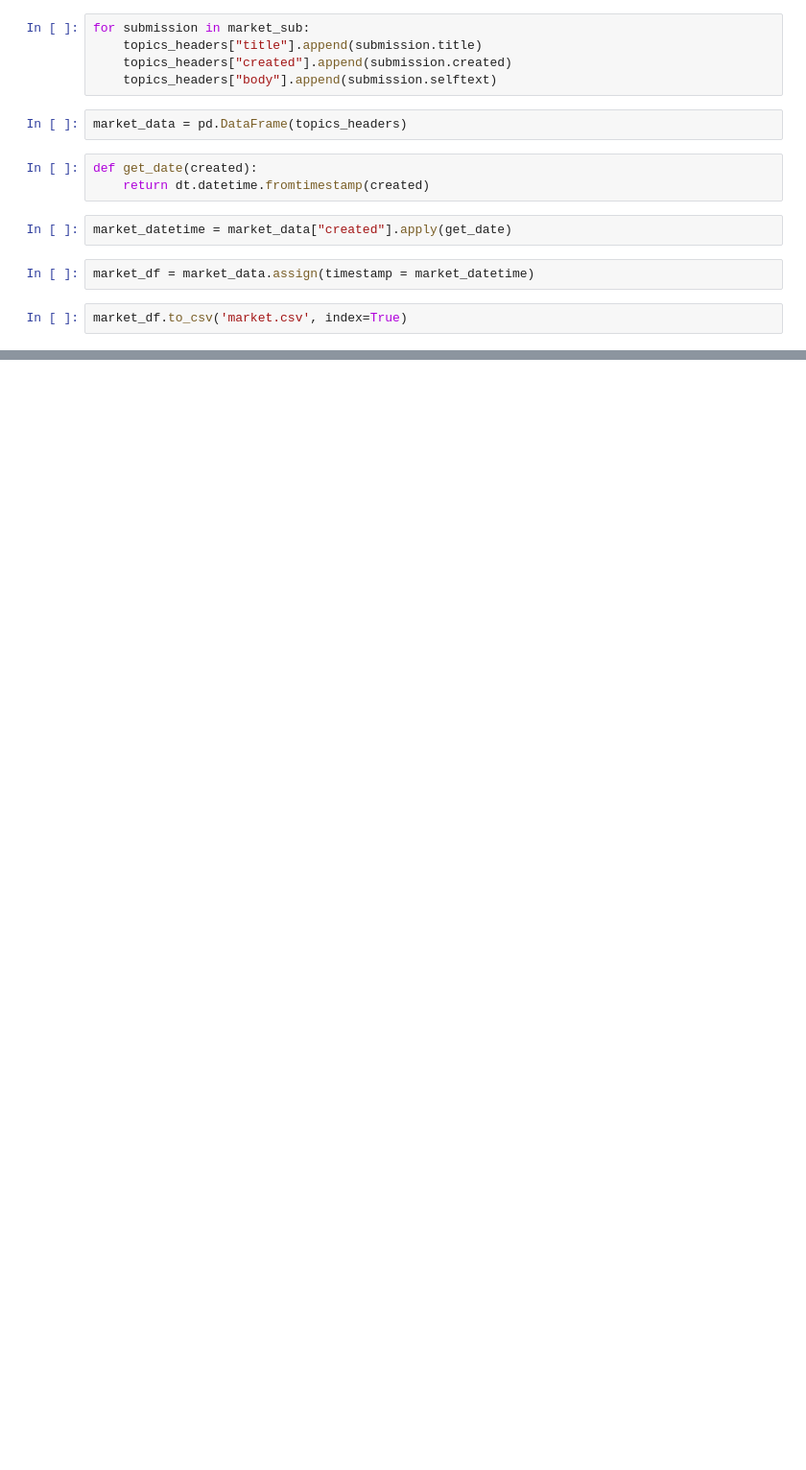
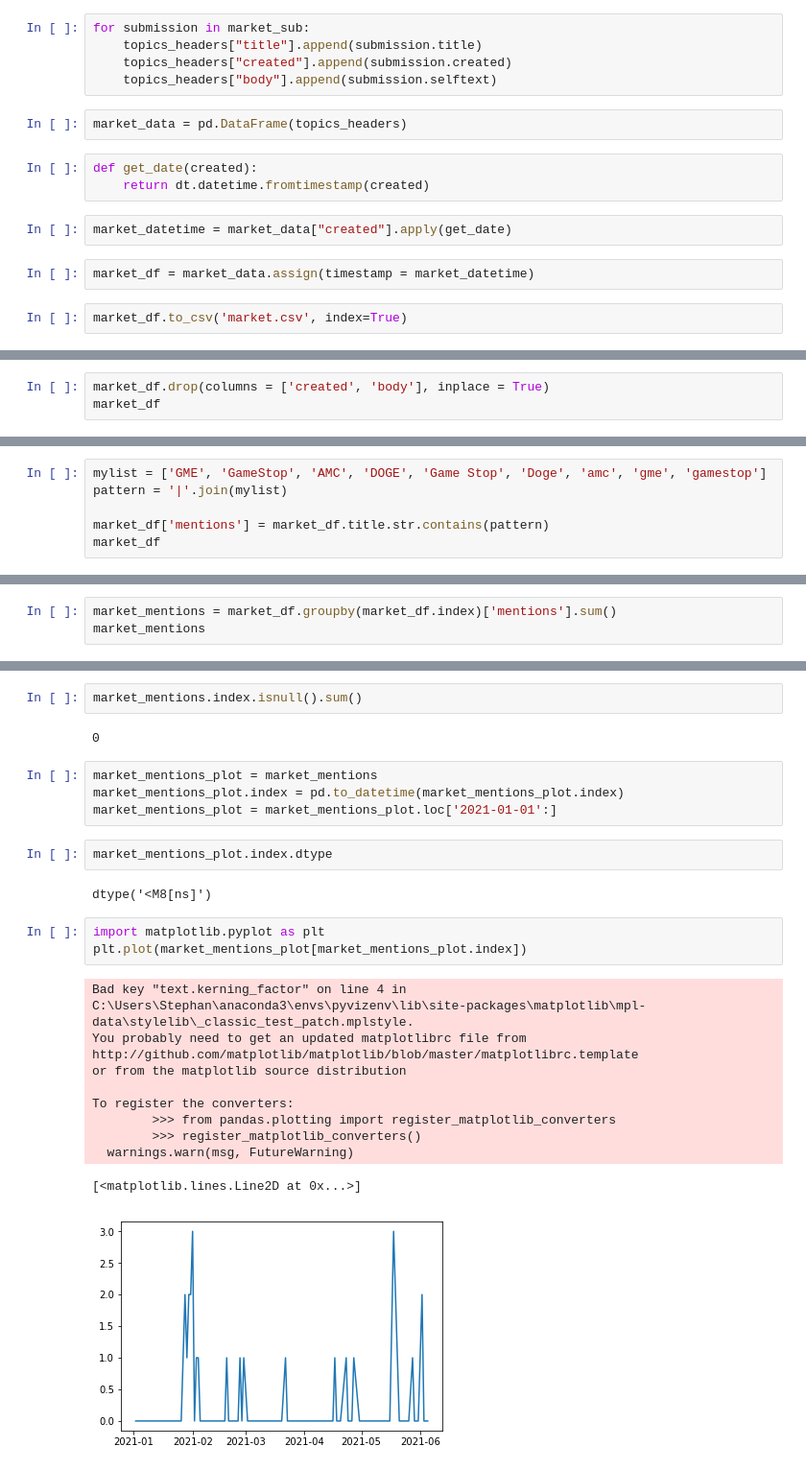
Before and after one commit to iAmSeanzie/Group_MemeStock_Project, a Jupyter notebook: Reddit_API/stockmarket.ipynb, the cells around one changed output, grey strips where cells are left out. Shown at 96% size. Cells and saved outputs as stored; diff of their text form; blank space fills up the shorter version.

```diff
--- a/Reddit_API/stockmarket.ipynb
+++ b/Reddit_API/stockmarket.ipynb
@@ -58,0 +108,3 @@ market_df.to_csv('market.csv', index=True)
+# %%
+market_df.drop(columns = ['created', 'body'], inplace = True)
+market_df
@@ -58,0 +132,6 @@ market_df.to_csv('market.csv', index=True)
+# %%
+mylist = ['GME', 'GameStop', 'AMC', 'DOGE', 'Game Stop', 'Doge', 'amc', 'gme', 'gamestop']
+pattern = '|'.join(mylist)
+
+market_df['mentions'] = market_df.title.str.contains(pattern)
+market_df
@@ -58,0 +157,3 @@ market_df.to_csv('market.csv', index=True)
+# %%
+market_mentions = market_df.groupby(market_df.index)['mentions'].sum()
+market_mentions
@@ -58,0 +199,28 @@ market_df.to_csv('market.csv', index=True)
+# %%
+market_mentions.index.isnull().sum()
+# %% [output]
+0
+# %%
+market_mentions_plot = market_mentions
+market_mentions_plot.index = pd.to_datetime(market_mentions_plot.index)
+market_mentions_plot = market_mentions_plot.loc['2021-01-01':]
+# %%
+market_mentions_plot.index.dtype
+# %% [output]
+dtype('<M8[ns]')
+# %%
+import matplotlib.pyplot as plt
+plt.plot(market_mentions_plot[market_mentions_plot.index])
+# %% [output]
+Bad key "text.kerning_factor" on line 4 in
+C:\Users\Stephan\anaconda3\envs\pyvizenv\lib\site-packages\matplotlib\mpl-data\stylelib\_classic_test_patch.mplstyle.
+You probably need to get an updated matplotlibrc file from
+http://github.com/matplotlib/matplotlib/blob/master/matplotlibrc.template
+or from the matplotlib source distribution
+
+To register the converters:
+        >>> from pandas.plotting import register_matplotlib_converters
+        >>> register_matplotlib_converters()
+  warnings.warn(msg, FutureWarning)
+[<matplotlib.lines.Line2D at 0x...>]
+[figure, added]
```
Also changed, not shown: parts of 10 cells of this notebook, 10 other files.
